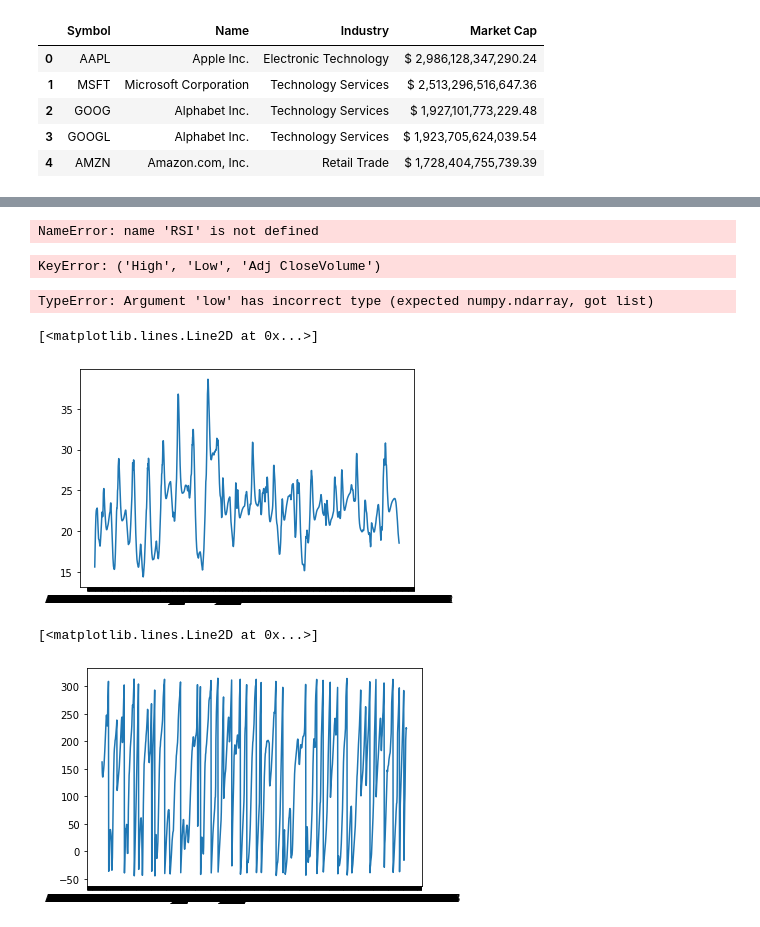
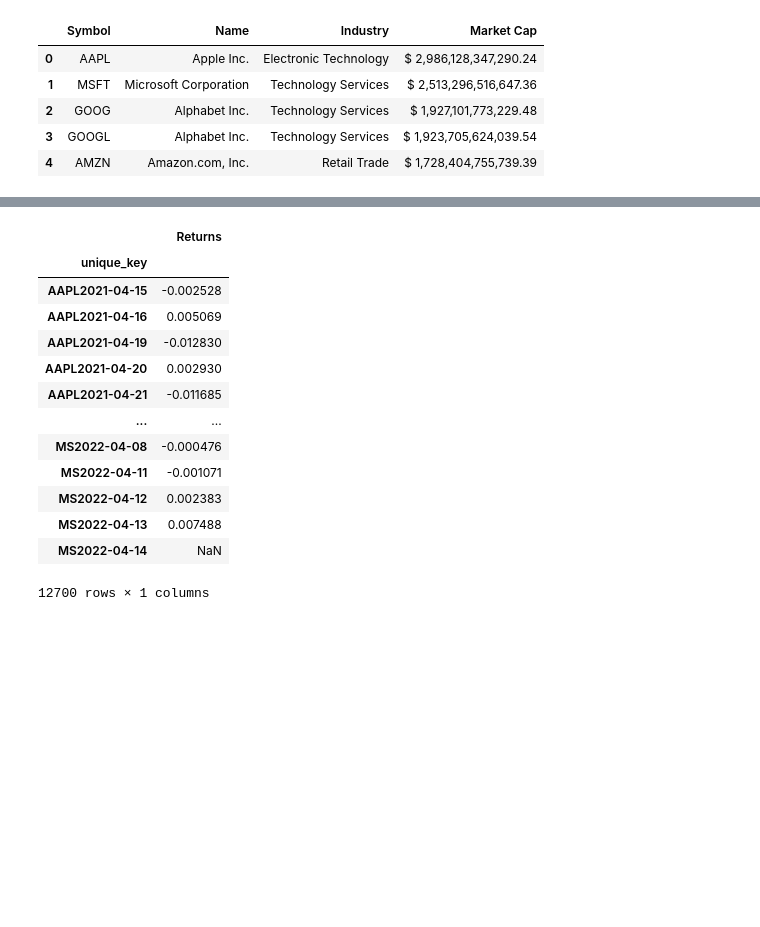
Before and after one commit to Dfranta1/NW_Fintech_Project3, a Jupyter notebook: Indicators.ipynb, the cells around one changed output, grey strips where cells are left out. Saved outputs shown, nothing was run; the diff lists cells and outputs as text; code cells hidden in the pictures; blank space fills up the shorter version.

```diff
--- a/Indicators.ipynb
+++ b/Indicators.ipynb
@@ -149,44 +71,21 @@ plt.plot(httrend)
-# %%
-# Relative Strength for 90 day period
-# tried running this function as rsi = RSI(df_stock_data['Adj Close'], timeperiod=90) and got the same error that "name 'RSI' is not defined"
-# rewrote it as follows because adding talib. on other indicators ran the function and eliminated the "name not defined error"
-
-rsi = talib.RSI(df_stock_data['Adj Close'], timeperiod=90)
-
-plt.plot(rsi)
-# %% [output]
-NameError: name 'RSI' is not defined
-# %%
-# MFI- Money Flow Index
-mfi = talib.MFI(df_stock_data['High','Low','Adj Close','Volume'],timeperiod=90)
-
-plt.plot(mfi)
-# %% [output]
-KeyError: ('High', 'Low', 'Adj CloseVolume')
-# %%
-# ADOSC-Chaikin A/D Oscillator
-# not sure what is the best periods for this indicator. Example form talib documentation has fastperiod=3 and slowperiod=10
-
-adosc = talib.ADOSC(df_stock_data['High'],['Low'],['Adj Close'],['Volume'],fastperiod=3,slowperiod=10)
-
-plt.plot(adosc)
-# %% [output]
-TypeError: Argument 'low' has incorrect type (expected numpy.ndarray, got list)
-# %%
-# Cycle Indicators
-# Hilbert Transform - Dominant Cycle Period
-domcycle= talib.HT_DCPERIOD(df_stock_data['Adj Close'])
-
-plt.plot(domcycle)
-# %% [output]
-[<matplotlib.lines.Line2D at 0x...>]
-[figure, removed]
-# %%
-# Cycle Indicators
-# Hilbert Transform - Dominant Cycle Phase
-dom_cyc_phs = talib.HT_DCPHASE(df_stock_data['Adj Close'])
-
-plt.plot(dom_cyc_phs)
-# %% [output]
-[<matplotlib.lines.Line2D at 0x...>]
-[figure, removed]
+# %%
+# Create "Returns" column
+returns_df = pd.DataFrame()
+returns_df = pd.DataFrame(df_stock_data["Adj Close"].pct_change().shift(-1))
+returns_df = returns_df.rename(columns = {"Adj Close": "Returns"})
+returns_df
+# %% [output]
+|  | Returns |
+| unique_key |  |
+| AAPL2021-04-15 | -0.002528 |
+| AAPL2021-04-16 | 0.005069 |
+| AAPL2021-04-19 | -0.012830 |
+| AAPL2021-04-20 | 0.002930 |
+| AAPL2021-04-21 | -0.011685 |
+| ... | ... |
+| MS2022-04-08 | -0.000476 |
+| MS2022-04-11 | -0.001071 |
+| MS2022-04-12 | 0.002383 |
+| MS2022-04-13 | 0.007488 |
+| MS2022-04-14 | NaN |
+12700 rows × 1 columns
```
Also changed, not shown: parts of 20 cells of this notebook, 16 other files.
